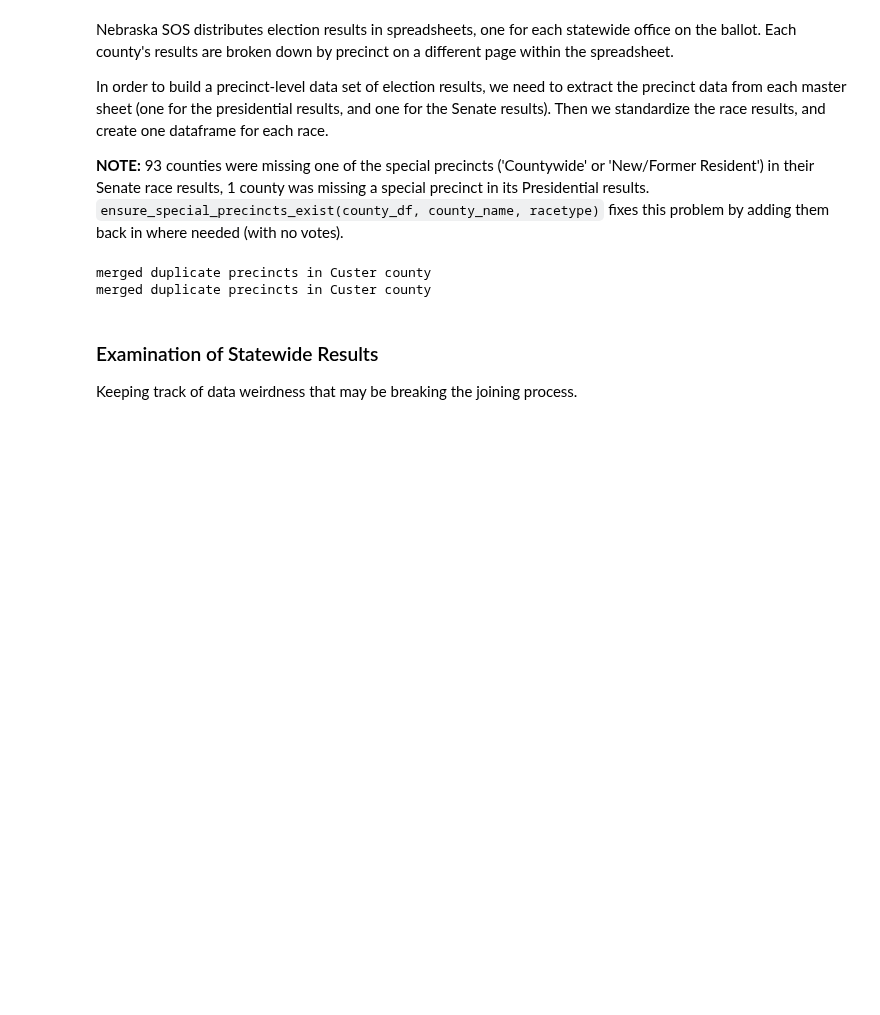
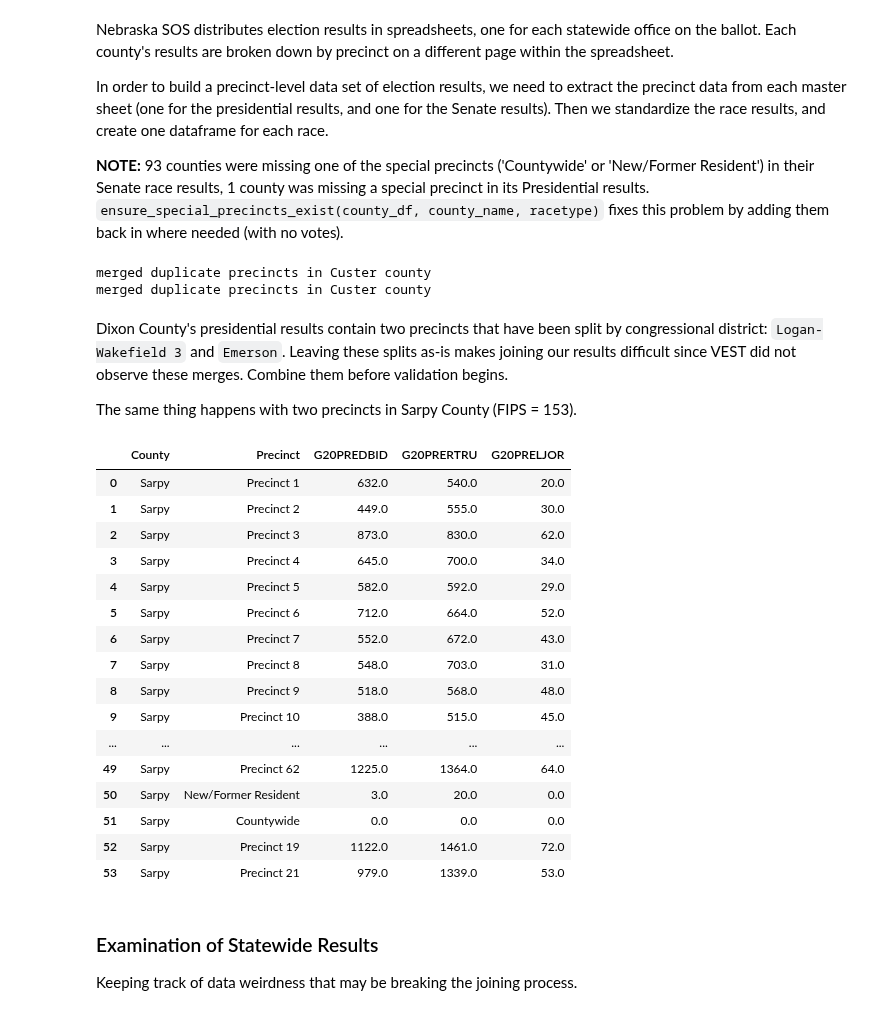
Before and after one commit to nonpartisan-redistricting-datahub/pdv-ne, a Jupyter notebook: vest-ne-2020/vest-ne-2020-validation.ipynb, the cells around one changed output. Drawn from its saved outputs; the diff is of its cells as text; code cells hidden in the pictures; blank space fills up the shorter version.

```diff
--- a/vest-ne-2020/vest-ne-2020-validation.ipynb
+++ b/vest-ne-2020/vest-ne-2020-validation.ipynb
@@ -166,8 +182,8 @@ def ensure_special_precincts_exist(county_df, county_name, racetype):
         return county_df
 
 # construct each precinct-level county dataframe
-pres_county_dfs = []
-sen_county_dfs = []
+pres_county_dfs = {}
+sen_county_dfs = {}
 for county in county_list:
     county_excel_df = pd.read_excel('../raw-from-source/2020-er/CountyResults-Presidential.xls', sheet_name=county, skiprows=5)
     county_df = clean_county_sheet(county_excel_df, county)
@@ -176,9 +192,9 @@ for county in county_list:
     county_df = ensure_special_precincts_exist(county_df, county, 'PRESID')
     if not county_df['Precinct'].is_unique:
         county_df = merge_duplicate_precincts(county_df, county)
-        pres_county_dfs.append(county_df.copy())
+        pres_county_dfs[county] = county_df.copy()
     else:
-        pres_county_dfs.append(county_df.copy())
+        pres_county_dfs[county] = county_df.copy()
     #print("extracted '{0}' county presidential precinct results. (added '{1}' rows)".format(county, len(county_df)))
 
     # senate results
@@ -189,10 +205,14 @@ for county in county_list:
     county_df = ensure_special_precincts_exist(county_df, county, 'SENATE')
     if not county_df['Precinct'].is_unique:
         county_df = merge_duplicate_precincts(county_df, county)
-        sen_county_dfs.append(county_df.copy())
+        sen_county_dfs[county] = county_df.copy()
     else:
-        sen_county_dfs.append(county_df.copy())
+        sen_county_dfs[county] = county_df.copy()
     #print("extracted '{0}' county senate precinct results. (added '{1}' rows)".format(county, len(county_df)))
 # %% [output]
 merged duplicate precincts in Custer county
 merged duplicate precincts in Custer county
+# %% [markdown]
+Dixon County's presidential results contain two precincts that have been split by congressional district: `Logan-Wakefield 3` and `Emerson`. Leaving these splits as-is makes joining our results difficult since VEST did not observe these merges. Combine them before validation begins.
+
+The same thing happens with two precincts in Sarpy County (FIPS = 153).
@@ -199 +271,21 @@ merged duplicate precincts in Custer county
+# %%
+pres_county_dfs['Sarpy']
+# %% [output]
+|  | County | Precinct | G20PREDBID | G20PRERTRU | G20PRELJOR |
+| 0 | Sarpy | Precinct 1 | 632.0 | 540.0 | 20.0 |
+| 1 | Sarpy | Precinct 2 | 449.0 | 555.0 | 30.0 |
+| 2 | Sarpy | Precinct 3 | 873.0 | 830.0 | 62.0 |
+| 3 | Sarpy | Precinct 4 | 645.0 | 700.0 | 34.0 |
+| 4 | Sarpy | Precinct 5 | 582.0 | 592.0 | 29.0 |
+| 5 | Sarpy | Precinct 6 | 712.0 | 664.0 | 52.0 |
+| 6 | Sarpy | Precinct 7 | 552.0 | 672.0 | 43.0 |
+| 7 | Sarpy | Precinct 8 | 548.0 | 703.0 | 31.0 |
+| 8 | Sarpy | Precinct 9 | 518.0 | 568.0 | 48.0 |
+| 9 | Sarpy | Precinct 10 | 388.0 | 515.0 | 45.0 |
+| ... | ... | ... | ... | ... | ... |
+| 49 | Sarpy | Precinct 62 | 1225.0 | 1364.0 | 64.0 |
+| 50 | Sarpy | New/Former Resident | 3.0 | 20.0 | 0.0 |
+| 51 | Sarpy | Countywide | 0.0 | 0.0 | 0.0 |
+| 52 | Sarpy | Precinct 19 | 1122.0 | 1461.0 | 72.0 |
+| 53 | Sarpy | Precinct 21 | 979.0 | 1339.0 | 53.0 |
 # %%
```
Also changed, not shown: parts of 29 cells of this notebook.
